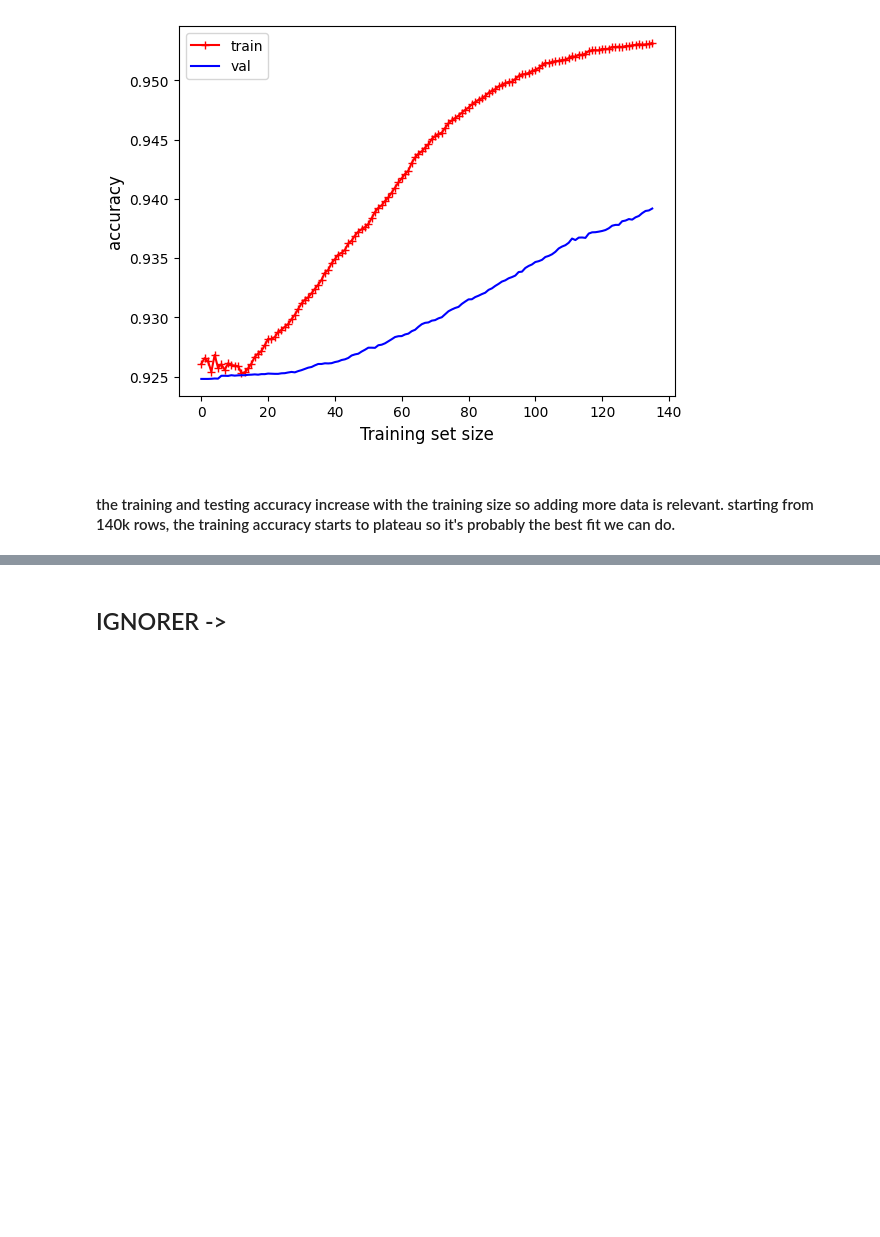
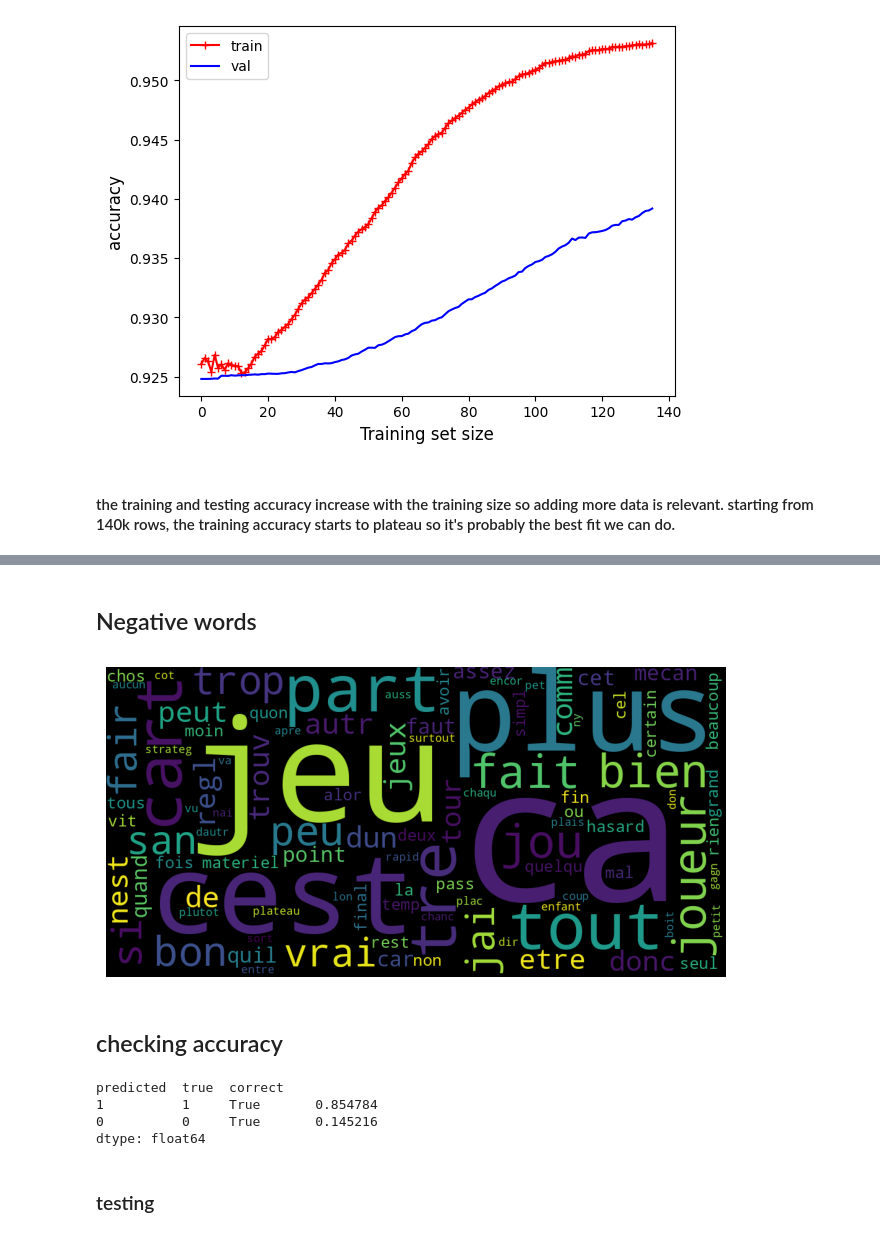
Before and after one commit to egretwAlker/ueprojet, a Jupyter notebook: CM/sem4.ipynb, the cells around one changed output, grey strips where cells are left out. Cells and saved outputs as stored; diff of their text form; code cells hidden in the pictures; blank space fills up the shorter version.

```diff
--- a/CM/sem4.ipynb
+++ b/CM/sem4.ipynb
@@ -104,0 +117,13 @@ plot_learning_curves(nb_curves, X_train_vect, X_test_vect, y_train, y_test)
+# %% [markdown]
+## Negative words
+# %%
+unique_string_2=(" ").join(neg_words)
+wordcloud = WordCloud(width = 1000, height = 500).generate(unique_string_2)
+plt.figure(figsize=(8,6))
+plt.imshow(wordcloud)
+plt.axis("off")
+plt.show()
+# %% [output]
+[figure, added]
+# %% [markdown]
+## checking accuracy
@@ -105,2 +137,11 @@ plot_learning_curves(nb_curves, X_train_vect, X_test_vect, y_train, y_test)
+# %%
+pred, true = results['predicted'].values, results['true'].values
+results['correct'] = (pred == true)
+results.value_counts(normalize=True)
+# %% [output]
+predicted  true  correct
+1          1     True       0.854784
+0          0     True       0.145216
+dtype: float64
 # %% [markdown]
-## IGNORER ->
+### testing
```
Also changed, not shown: parts of 15 cells of this notebook.
